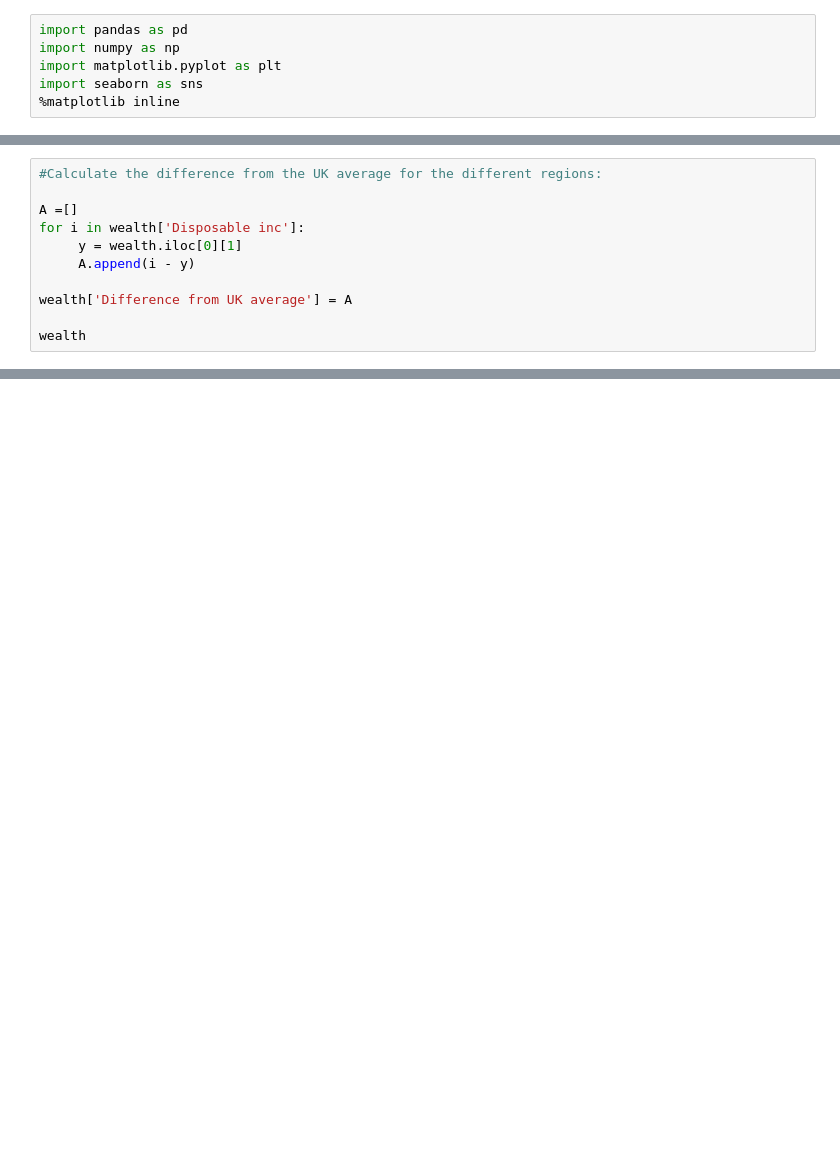
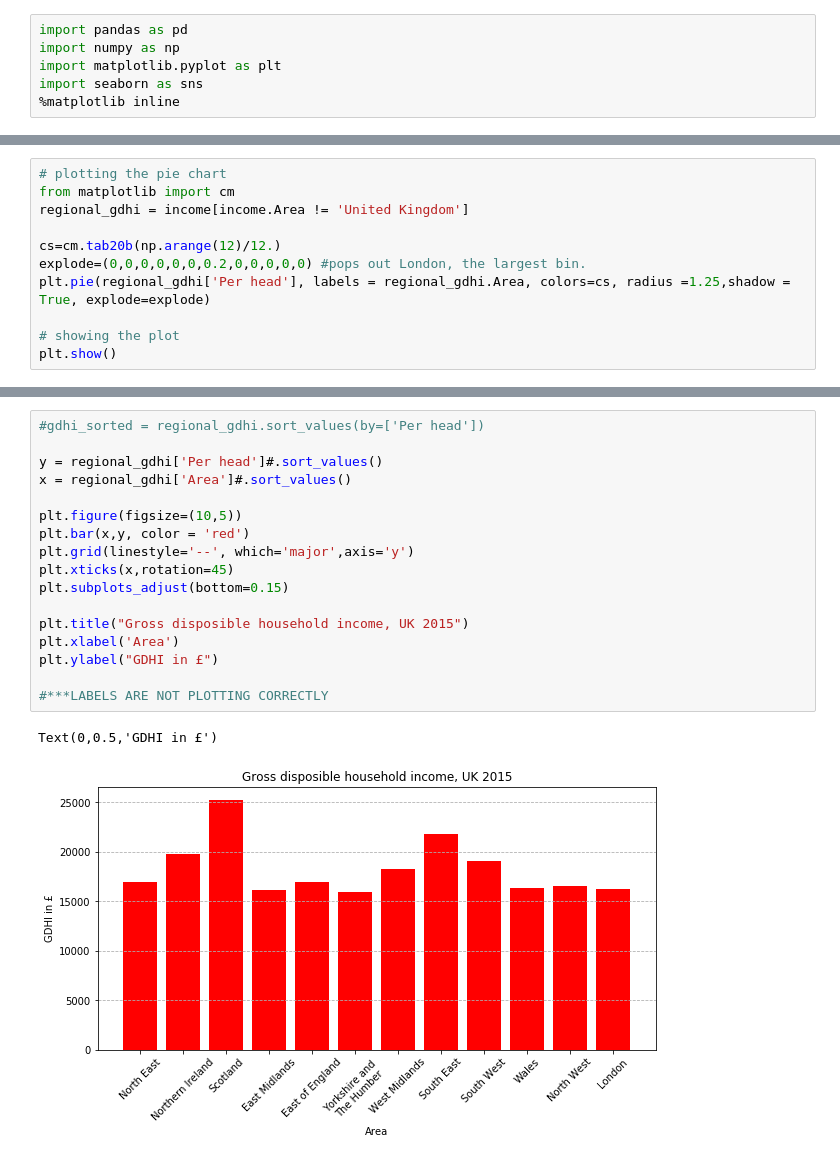
Before and after one commit to pradeepsaiu/prep_capstone, a Jupyter notebook: Thinkful prep capstone GJH.ipynb, the cells around one changed output, grey strips where cells are left out. Drawn from its saved outputs; the diff is of its cells as text; blank space fills up the shorter version.

```diff
--- a/Thinkful prep capstone GJH.ipynb
+++ b/Thinkful prep capstone GJH.ipynb
@@ -47,11 +6,0 @@ result
-# %%
-#Calculate the difference from the UK average for the different regions:
-
-A =[]
-for i in wealth['Disposable inc']:
-     y = wealth.iloc[0][1]
-     A.append(i - y)
-
-wealth['Difference from UK average'] = A
-
-wealth
@@ -80,0 +125,11 @@ c =
+# %%
+# plotting the pie chart
+from matplotlib import cm
+regional_gdhi = income[income.Area != 'United Kingdom']
+
+cs=cm.tab20b(np.arange(12)/12.)
+explode=(0,0,0,0,0,0,0.2,0,0,0,0,0) #pops out London, the largest bin.
+plt.pie(regional_gdhi['Per head'], labels = regional_gdhi.Area, colors=cs, radius =1.25,shadow = True, explode=explode)
+
+# showing the plot
+plt.show()
@@ -80,0 +138,20 @@ c =
+# %%
+#gdhi_sorted = regional_gdhi.sort_values(by=['Per head'])
+
+y = regional_gdhi['Per head']#.sort_values()
+x = regional_gdhi['Area']#.sort_values()
+
+plt.figure(figsize=(10,5))
+plt.bar(x,y, color = 'red')
+plt.grid(linestyle='--', which='major',axis='y')
+plt.xticks(x,rotation=45)
+plt.subplots_adjust(bottom=0.15)
+
+plt.title("Gross disposible household income, UK 2015")
+plt.xlabel('Area')
+plt.ylabel("GDHI in £")
+
+#***LABELS ARE NOT PLOTTING CORRECTLY
+# %% [output]
+Text(0,0.5,'GDHI in £')
+[figure, added]
```
Also changed, not shown: parts of 21 cells of this notebook.
